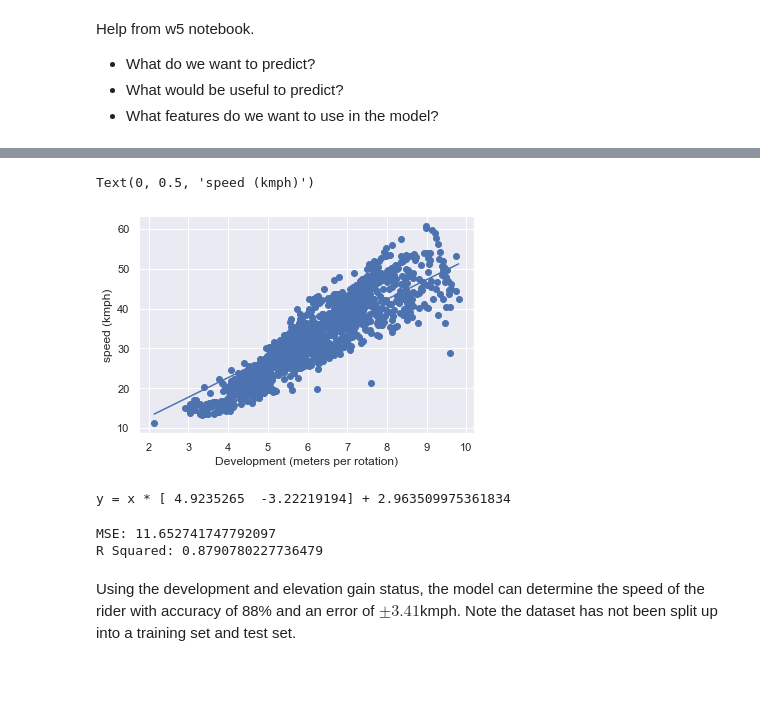
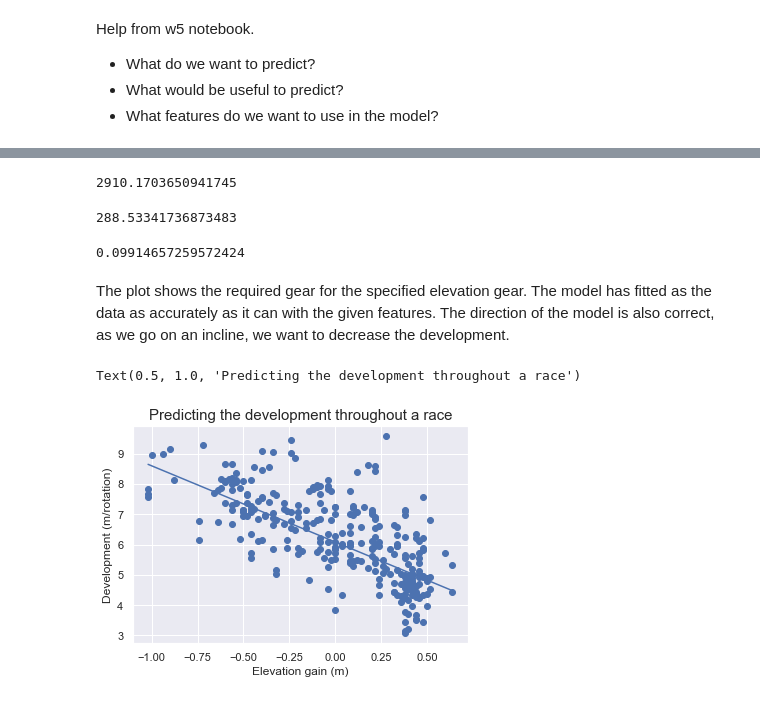
Before and after one commit to MQCOMP2200-S2-2021/Data-Science-Labs, a Jupyter notebook: Portfolio 1 - Christopher Rudolph.ipynb, the cells around one changed output, grey strips where cells are left out. Saved outputs shown, nothing was run; the diff lists cells and outputs as text; code cells hidden in the pictures.

```diff
--- a/Portfolio 1 - Christopher Rudolph.ipynb
+++ b/Portfolio 1 - Christopher Rudolph.ipynb
@@ -1172,12 +1198,12 @@ Next to work on would be the finding the speeds whenever there are incline, decl
 # %%
 index_decl = tt16_roll[tt16_roll['elevation_gain'] < 0]['elevation_gain'].index.copy(deep=True)
-tt16_roll['elevation_gain'].iloc[index_decl] = -1
+tt16_roll['idf'].iloc[index_decl] = -1
 
 index_incl = tt16_roll[tt16_roll['elevation_gain'] > 0]['elevation_gain'].index.copy(deep=True)
-tt16_roll['elevation_gain'].iloc[index_incl] = 1
+tt16_roll['idf'].iloc[index_incl] = 1
 
 index_flat = tt16_roll[tt16_roll['elevation_gain'] == 0]['elevation_gain'].index.copy(deep=True)
-tt16_roll['elevation_gain'].iloc[index_flat] = 0
+tt16_roll['idf'].iloc[index_flat] = 0
 # %% [output]
 A value is trying to be set on a copy of a slice from a DataFrame
 
@@ -1713,0 +1732,4 @@ import seaborn as sns
+# %%
+train, test = train_test_split(tt16_dev, test_size=0.2, random_state=1)
+print(train.shape)
+print(test.shape)
@@ -1714,7 +1741,8 @@ import seaborn as sns
 # %%
 reg = linear_model.LinearRegression()
-X = tt16_dev[['dev']] # we use the variable of a matrix to be an uppercase.
-y = tt16_dev['speed']
-reg.fit(X, y)
+features = ['elevation_gain','distance_cumsum']
+Xtrain = train[features]
+yTrain = train['dev']
+reg.fit(Xtrain, yTrain)
 print("y = x *", reg.coef_, "+", reg.intercept_)
 # %% [output]
@@ -1752,0 +1759,3 @@ Name: dev, dtype: bool
+# %%
+Xtest= test[features]
+yTest = test['dev']
@@ -1753,33 +1773,38 @@ Name: dev, dtype: bool
+# %%
+y = tt16_dev['dev']
+squareDeviations = (y - y.mean())**2
+totalSquareSum = squareDeviations.sum()
+totalSquareSum
+# %% [output]
+2910.1703650941745
+# %%
+errors= yTest - predicted
+errorSquare = errors**2
+residualSum = errorSquare.sum()
+residualSum
+# %% [output]
+288.53341736873483
+# %%
+explainedResiduals = totalSquareSum - residualSum
+r2 = 1 - explainedResiduals/totalSquareSum
+r2
+# %% [output]
+0.09914657259572424
+# %% [markdown]
+The plot shows the required gear for the specified elevation gear. The model has fitted as the data as accurately as it can with the given features. The direction of the model is also correct, as we go on an incline, we want to decrease the development.
 # %%
-xMin = X.min()
-xMax = X.max()
+xMin = Xtest['elevation_gain'].min()
+xMax = Xtest['elevation_gain'].max()
 
-yMin = xMin*reg.coef_[0] + reg.intercept_#has to use the line eq
+yMin = xMin*reg.coef_[0] + reg.intercept_
 yMax = xMax*reg.coef_[0] + reg.intercept_
 
 plt.plot([xMin, xMax], [yMin, yMax])
-plt.scatter(X, y)
-plt.xlabel('Development (meters per rotation)')
-plt.ylabel('speed (kmph)')
+plt.scatter(Xtest['elevation_gain'], yTest)
+plt.xlabel('Elevation gain (m)')
+plt.ylabel('Development (m/rotation)')
+plt.title('Predicting the development throughout a race',size=15
+    )
 # %% [output]
-Text(0, 0.5, 'speed (kmph)')
+Text(0.5, 1.0, 'Predicting the development throughout a race')
-[figure, old version]
+[figure, new version]
-# %%
-reg = linear_model.LinearRegression()
-Xtrain = tt16_dev[['dev', 'elevation_gain']]
-yTrain = tt16_dev['speed']
-reg.fit(Xtrain, yTrain)
-print("y = x *", reg.coef_, "+", reg.intercept_)
-# %% [output]
-y = x * [ 4.9235265  -3.22219194] + 2.963509975361834
-# %%
-predicted = reg.predict(Xtrain)
-mse = ((np.array(yTrain)-predicted)**2).sum()/len(yTrain)
-r2 = r2_score(yTrain, predicted)
-print("MSE:", mse)
-print("R Squared:", r2)w
-# %% [output]
-MSE: 11.652741747792097
-R Squared: 0.8790780227736479
-# %% [markdown]
-Using the development and elevation gain status, the model can determine the speed of the rider with accuracy of 88% and an error of $\pm 3.41$kmph. Note the dataset has not been split up into a training set and test set.
```
Also changed, not shown: parts of 65 cells of this notebook, 2 other files.
